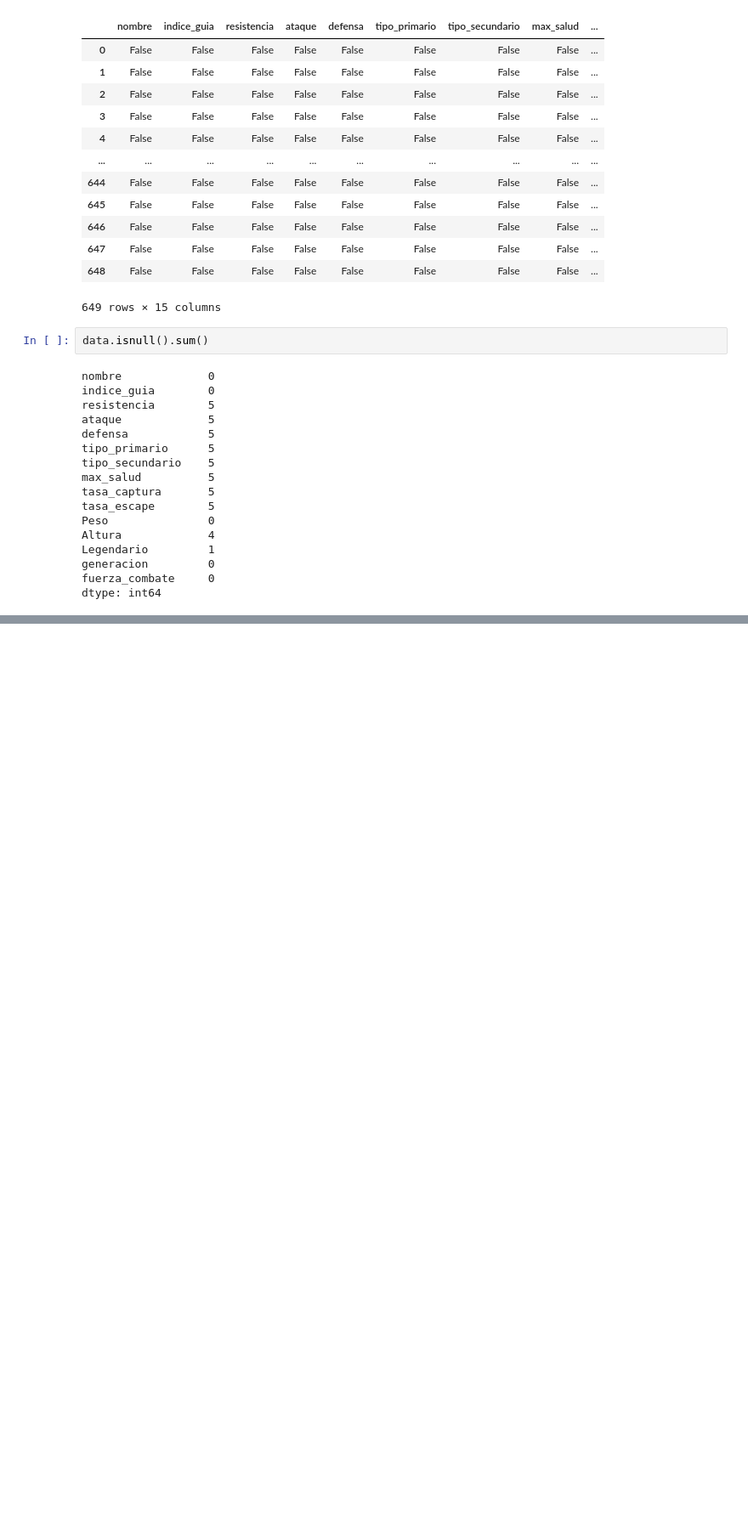
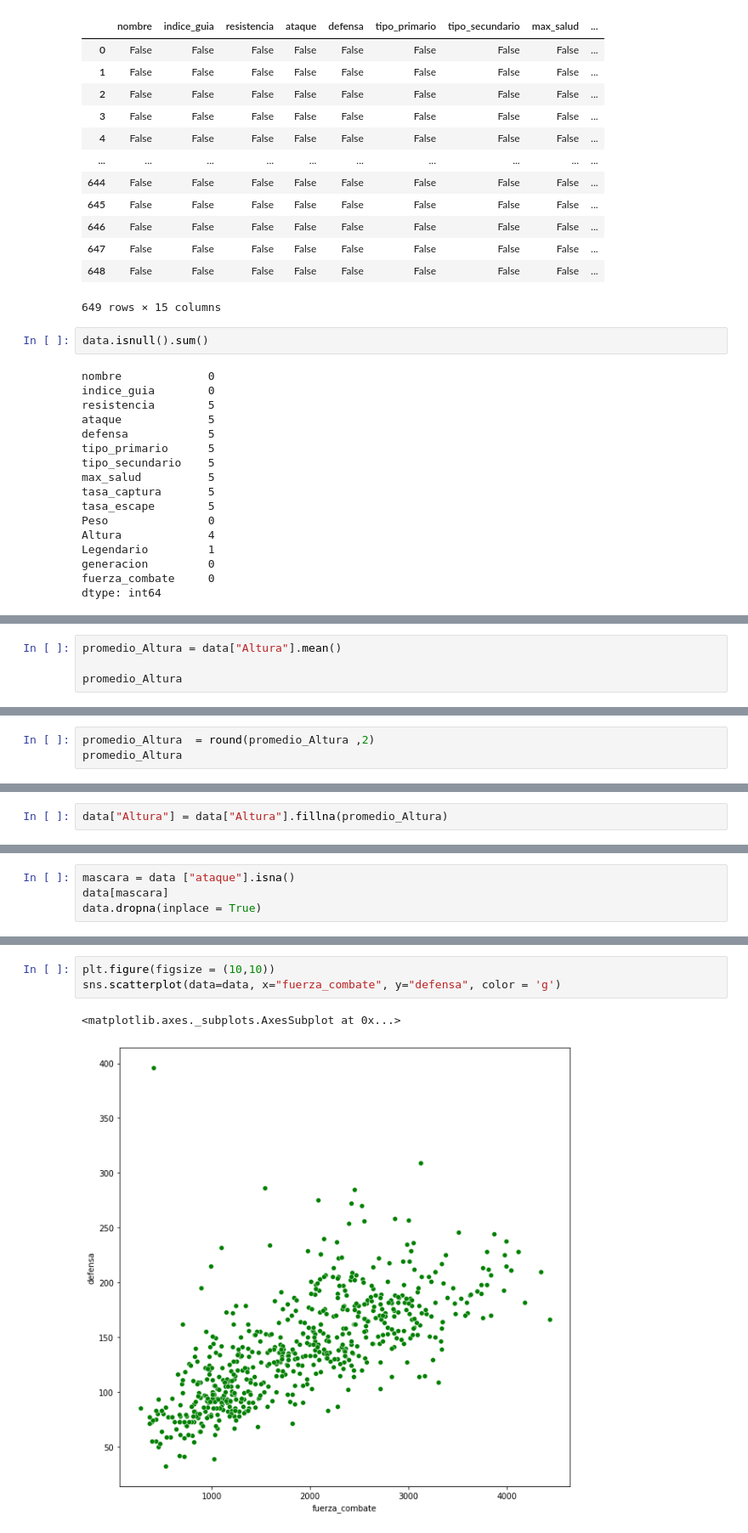
Before and after one commit to IonatanPerez/AprenderProgramando_cursos_2022, a Jupyter notebook: Proyectos personales/Martes/Paola Rivero-Martes/pokemón.ipynb, the cells around one changed output, grey strips where cells are left out. Shown at 85% size. Cells and saved outputs as stored; diff of their text form; blank space fills up the shorter version.

```diff
--- a/Proyectos personales/Martes/Paola Rivero-Martes/pokemón.ipynb
+++ b/Proyectos personales/Martes/Paola Rivero-Martes/pokemón.ipynb
@@ -143,0 +148,4 @@ lista_imputar
+# %%
+promedio_Altura = data["Altura"].mean()
+
+promedio_Altura
@@ -143,0 +154,3 @@ lista_imputar
+# %%
+promedio_Altura  = round(promedio_Altura ,2)
+promedio_Altura
@@ -143,0 +159,2 @@ lista_imputar
+# %%
+data["Altura"] = data["Altura"].fillna(promedio_Altura)
@@ -143,0 +184,4 @@ lista_imputar
+# %%
+mascara = data ["ataque"].isna()
+data[mascara]
+data.dropna(inplace = True)
@@ -143,0 +298,6 @@ lista_imputar
+# %%
+plt.figure(figsize = (10,10))
+sns.scatterplot(data=data, x="fuerza_combate", y="defensa", color = 'g')
+# %% [output]
+<matplotlib.axes._subplots.AxesSubplot at 0x...>
+[figure, added]
```
Also changed, not shown: parts of 45 cells of this notebook, 21 other files.
